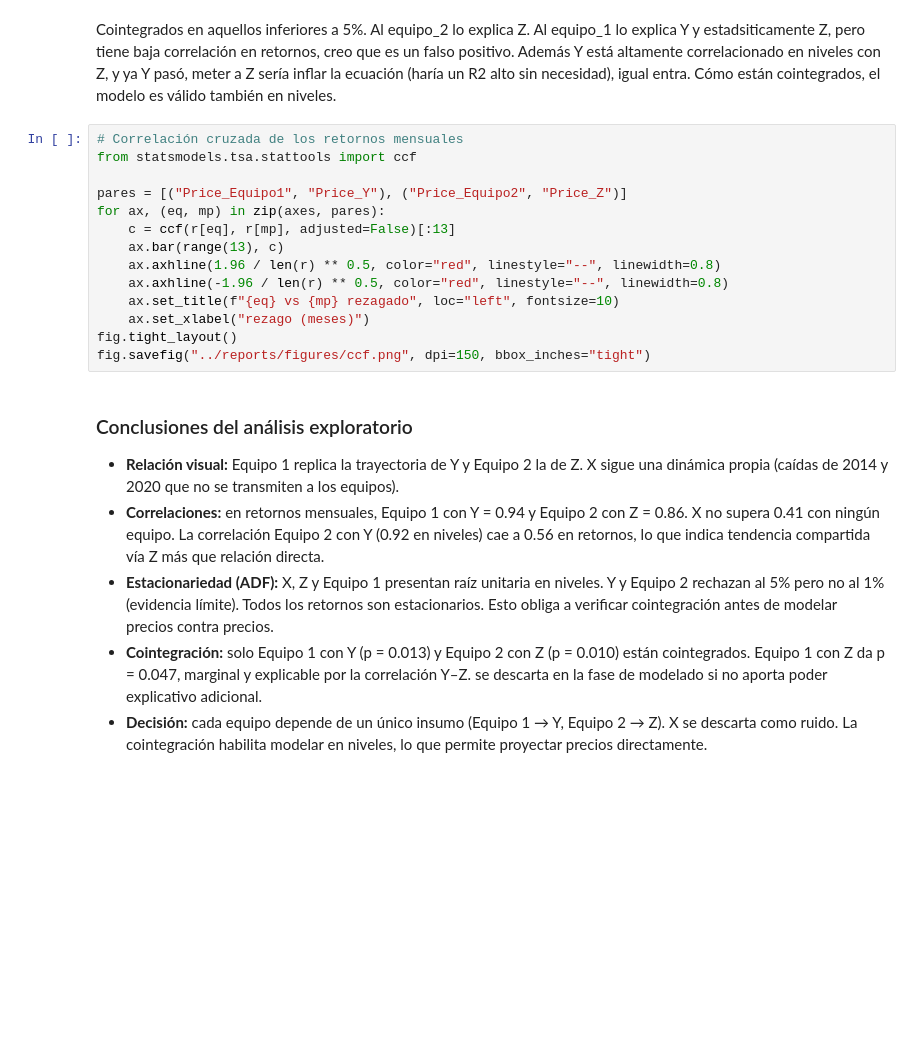
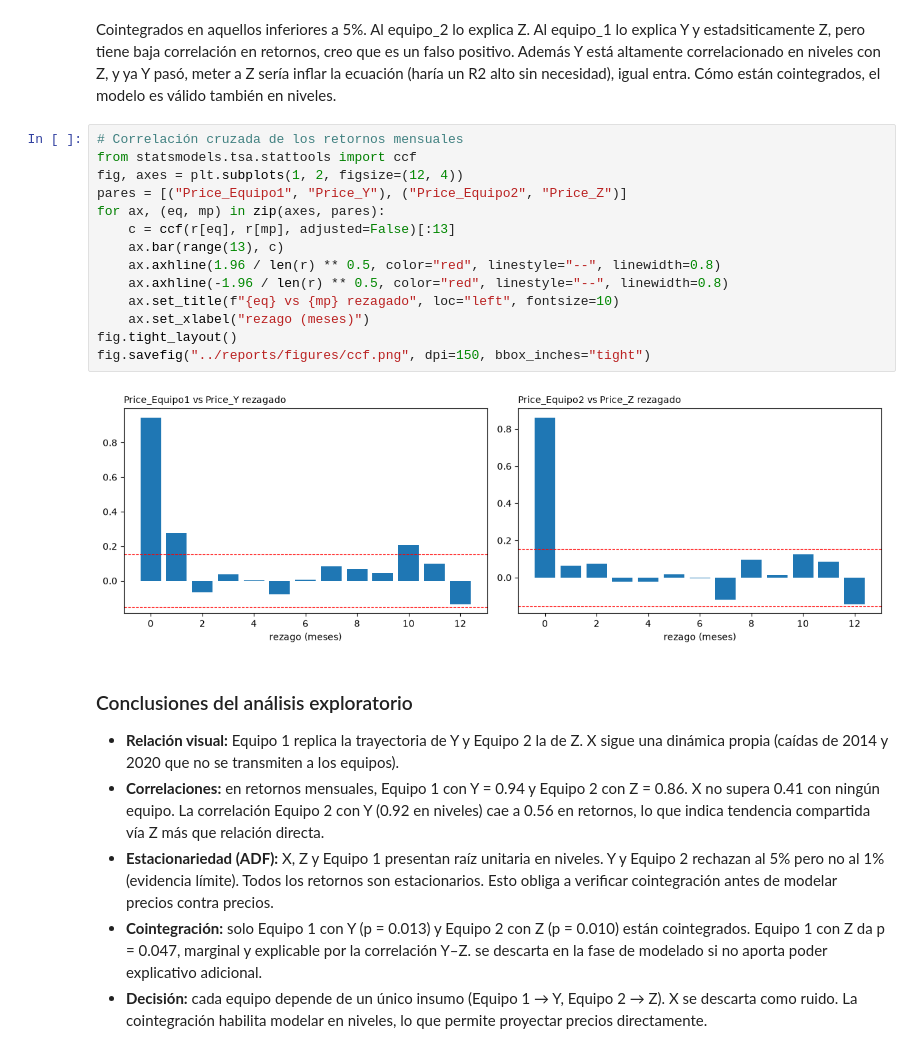
Before and after one commit to alejomd17/equipment-cost-forecasting, a Jupyter notebook: notebooks/01_eda.ipynb, the cells around one changed output. Drawn from its saved outputs; the diff is of its cells as text; blank space fills up the shorter version.

```diff
--- a/notebooks/01_eda.ipynb
+++ b/notebooks/01_eda.ipynb
@@ -200,17 +200,19 @@ Cómo están cointegrados, el modelo es válido también en niveles.
 # %%
 # Correlación cruzada de los retornos mensuales
 from statsmodels.tsa.stattools import ccf
-
+fig, axes = plt.subplots(1, 2, figsize=(12, 4))
 pares = [("Price_Equipo1", "Price_Y"), ("Price_Equipo2", "Price_Z")]
 for ax, (eq, mp) in zip(axes, pares):
     c = ccf(r[eq], r[mp], adjusted=False)[:13]
     ax.bar(range(13), c)
     ax.axhline(1.96 / len(r) ** 0.5, color="red", linestyle="--", linewidth=0.8)
     ax.axhline(-1.96 / len(r) ** 0.5, color="red", linestyle="--", linewidth=0.8)
     ax.set_title(f"{eq} vs {mp} rezagado", loc="left", fontsize=10)
     ax.set_xlabel("rezago (meses)")
 fig.tight_layout()
 fig.savefig("../reports/figures/ccf.png", dpi=150, bbox_inches="tight")
+# %% [output]
+[figure, added]
 # %% [markdown]
 ### Conclusiones del análisis exploratorio
 
```
Also changed, not shown: 9 other files.
